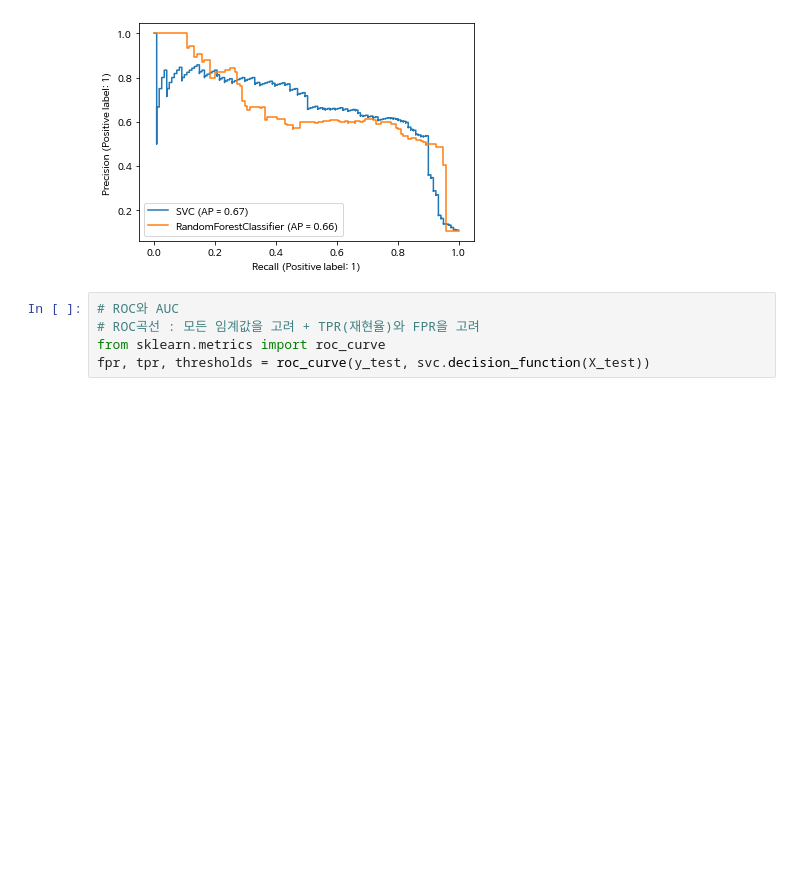
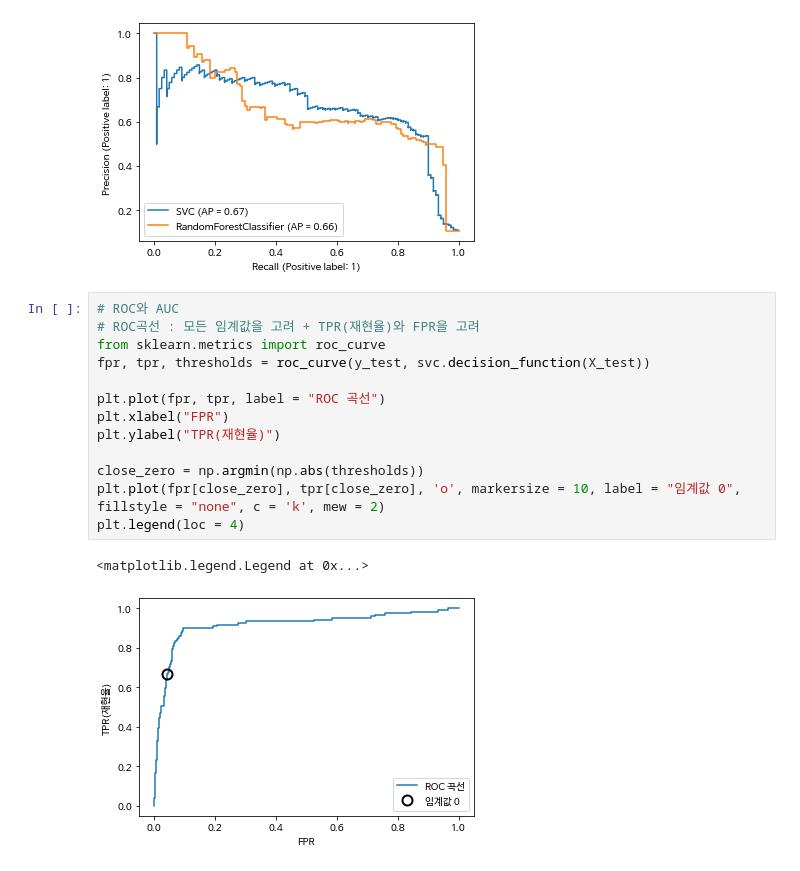
Before and after one commit to 1bin01/Machine-Learning, a Jupyter notebook: Introduction-to-Machine-Learning/Ch5_model_evaluation_and_improvement.ipynb, the cells around one changed output. Saved outputs shown, nothing was run; the diff lists cells and outputs as text; blank space fills up the shorter version.

```diff
--- a/Introduction-to-Machine-Learning/Ch5_model_evaluation_and_improvement.ipynb
+++ b/Introduction-to-Machine-Learning/Ch5_model_evaluation_and_improvement.ipynb
@@ -752,5 +752,16 @@ plt.show()
 # %%
 # ROC와 AUC
 # ROC곡선 : 모든 임계값을 고려 + TPR(재현율)와 FPR을 고려
 from sklearn.metrics import roc_curve
 fpr, tpr, thresholds = roc_curve(y_test, svc.decision_function(X_test))
+
+plt.plot(fpr, tpr, label = "ROC 곡선")
+plt.xlabel("FPR")
+plt.ylabel("TPR(재현율)")
+
+close_zero = np.argmin(np.abs(thresholds))
+plt.plot(fpr[close_zero], tpr[close_zero], 'o', markersize = 10, label = "임계값 0", fillstyle = "none", c = 'k', mew = 2)
+plt.legend(loc = 4)
+# %% [output]
+<matplotlib.legend.Legend at 0x...>
+[figure, added]
```
Also changed, not shown: parts of 23 cells of this notebook.
